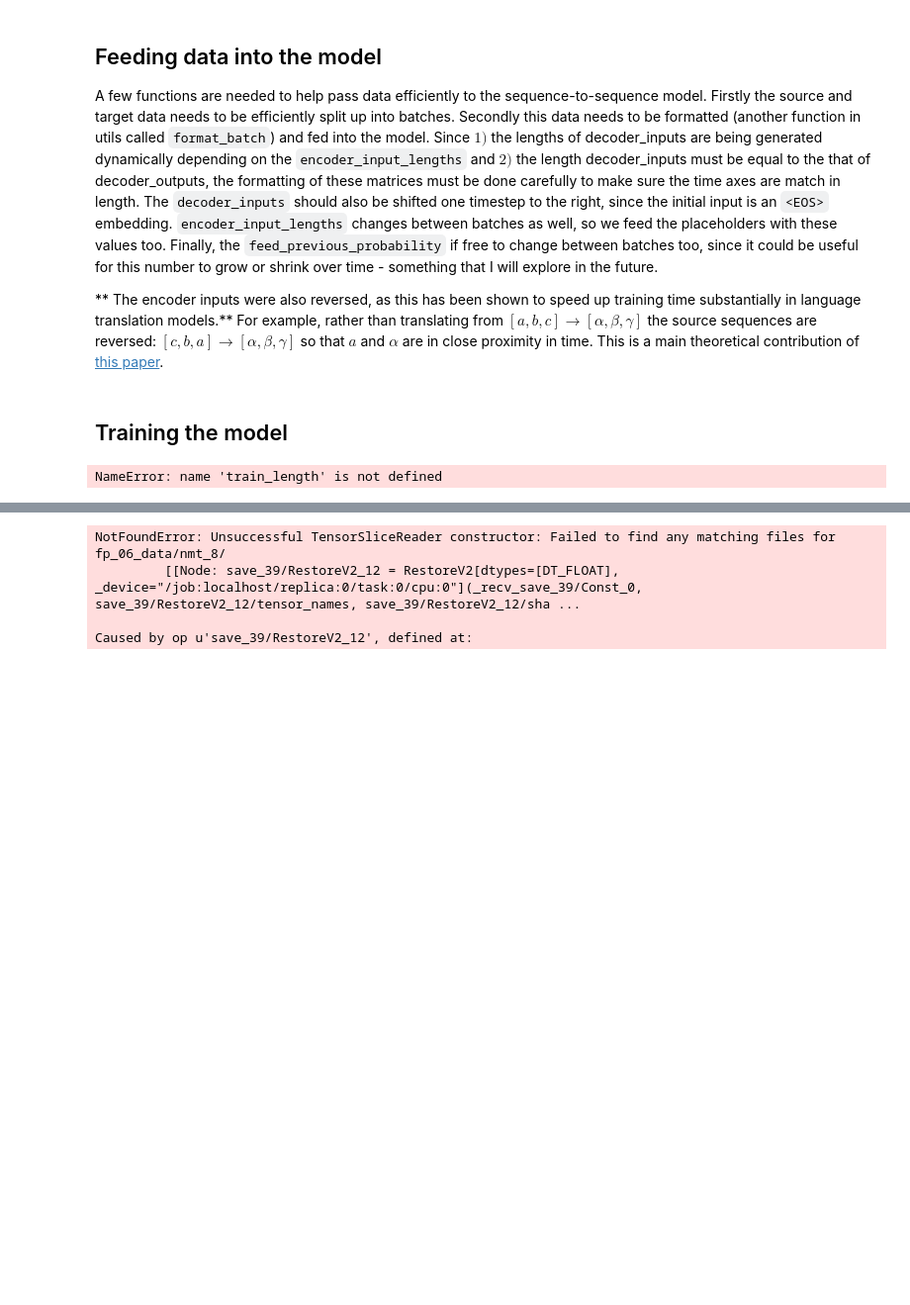
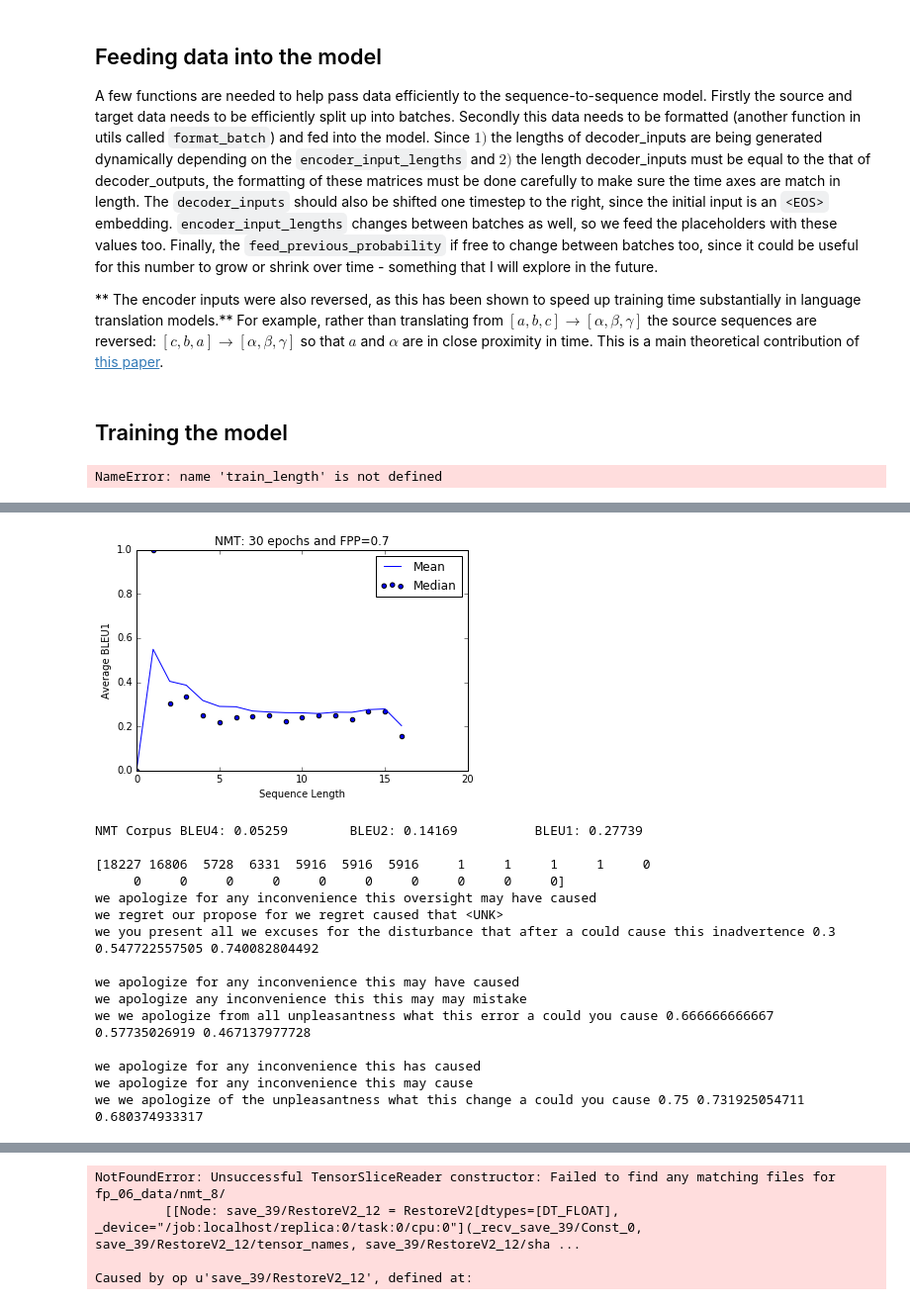
Before and after one commit to HenryMaguire/machine-translator, a Jupyter notebook: machine-translator.ipynb, the cells around one changed output, grey strips where cells are left out. Shown at 99% size. Cells and saved outputs as stored; diff of their text form; code cells hidden in the pictures; blank space fills up the shorter version.

```diff
--- a/machine-translator.ipynb
+++ b/machine-translator.ipynb
@@ -103,0 +113,4 @@ save_obj(BM_translated, "BM_translated")
+# %%
+BM_trans_raw = load_obj('short_data/BM_translated_full') # Zipped with indexes. Unsorted.
+print zip(*sorted(BM_trans))[1][-2::], raw_t_test[-2::]
+BM_trans = zip(*sorted(BM_trans))[1]
@@ -628,0 +751,63 @@ with tf.Session(config=tf.ConfigProto(log_device_placement=True,
+# %%
+#BM_trans = zip(*sorted(BM_trans))[1] # If not loaded already, uncomment this line
+preds = load_obj('short_data/Predictions_70_noembed/predictions30')
+#BM_translated = zip(*load_obj('short_data/BM_translated'))[1]
+actuals, preds = raw_t_test, [unicode(ids_to_phrases(format_idx(p), id2word_t), 'utf-8').split(' ') for p in preds[1]]
+
+r1 = BLEU_analysis(preds, raw_t_test, Ngram_len = 1, titl_suf='NMT: 30 epochs and FPP=0.7')
+#r4 = BLEU_analysis(predictions, raw_t_test, Ngram_len = 4, titl_suf=': 30 epochs and FPP=0.7')
+
+"""
+preds = load_obj('short_data/Predictions_70_noembed/predictions35')
+actuals, preds = raw_t_test, [unicode(ids_to_phrases(format_idx(p), id2word_t), 'utf-8').split(' ') for p in preds[1]]
+
+
+r1 = BLEU_analysis(predictions, raw_t_test, Ngram_len = 1, titl_suf='NMT: 30 epochs and FPP=0.7')
+
+
+b1_nmt = [b1 for a, p, b1, b2, b4 in r1]
+"""
+
+#np.random.shuffle(r1)
+for i, dat in enumerate(r1):
+    a, pred, b1, b2, b4 = dat
+    if 'we apologize for any inconvenience' in u' '.join(a):
+        print  u' '.join(a)
+        print  u' '.join(pred)
+        print u' '.join(BM_trans[i]), b1, b2, b4, '\n'
+    #if b1> 0.7:
+    #    print  u' '.join(a)
+    #    print  u' '.join(pred)
+    #    print u' '.join(BM_trans[i]), b1, b2, b4, '\n'
+    #if u'it accurately portrays' in u' '.join(a):
+    #    print a, p, b1, b2, b4
+    """
+    try:
+        print u"Target: {} \nPrediction: {} \n b1: {:.3f} b2: {:.3f} b4: {:.3f}\n".format(
+                                                            u' '.join(a),
+                                                            unicode(u' '.join(p).encode('utf-8)', 'utf-8')),
+                                                            b1, b2, b4)
+    except Exception as err:
+        print a
+        print p
+        print err
+    """
+
+#print b1_nmt.count(0.)
+# %% [output]
+[figure, added]
+NMT Corpus BLEU4: 0.05259        BLEU2: 0.14169          BLEU1: 0.27739
+
+[18227 16806  5728  6331  5916  5916  5916     1     1     1     1     0
+     0     0     0     0     0     0     0     0     0     0]
+we apologize for any inconvenience this oversight may have caused
+we regret our propose for we regret caused that <UNK>
+we you present all we excuses for the disturbance that after a could cause this inadvertence 0.3 0.547722557505 0.740082804492
+
+we apologize for any inconvenience this may have caused
+we apologize any inconvenience this this may may mistake
+we we apologize from all unpleasantness what this error a could you cause 0.666666666667 0.57735026919 0.467137977728
+
+we apologize for any inconvenience this has caused
+we apologize for any inconvenience this may cause
+we we apologize of the unpleasantness what this change a could you cause 0.75 0.731925054711 0.680374933317
```
Also changed, not shown: parts of 20 cells of this notebook, 29 other files.
